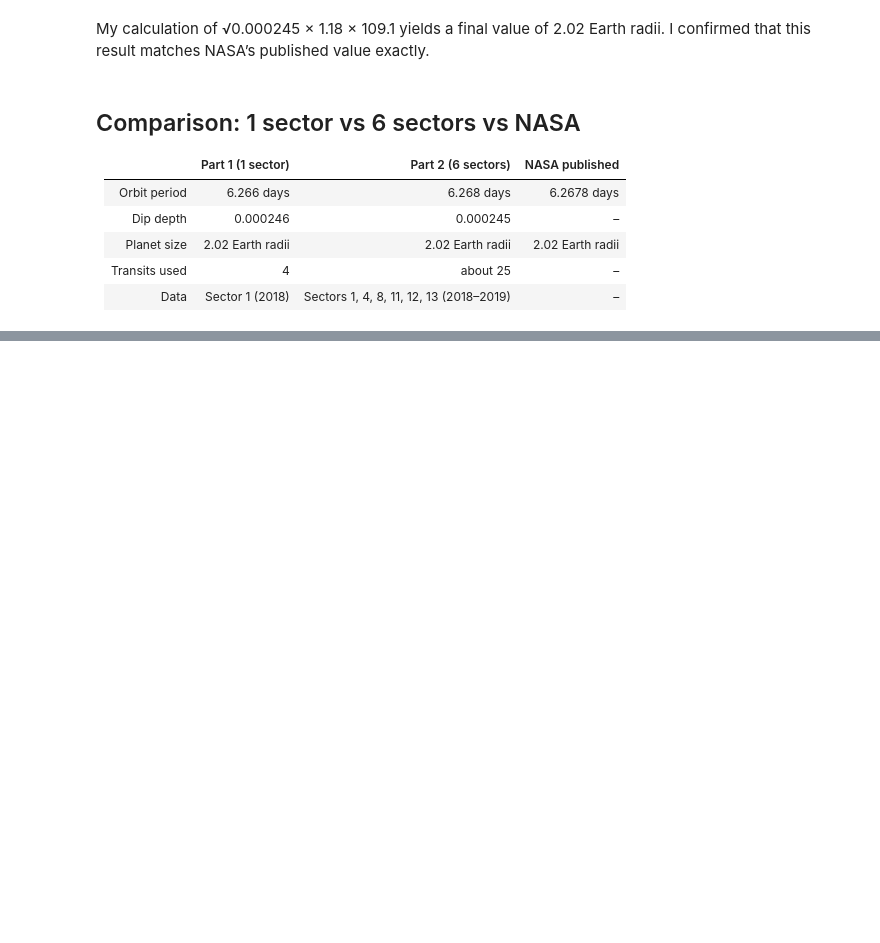
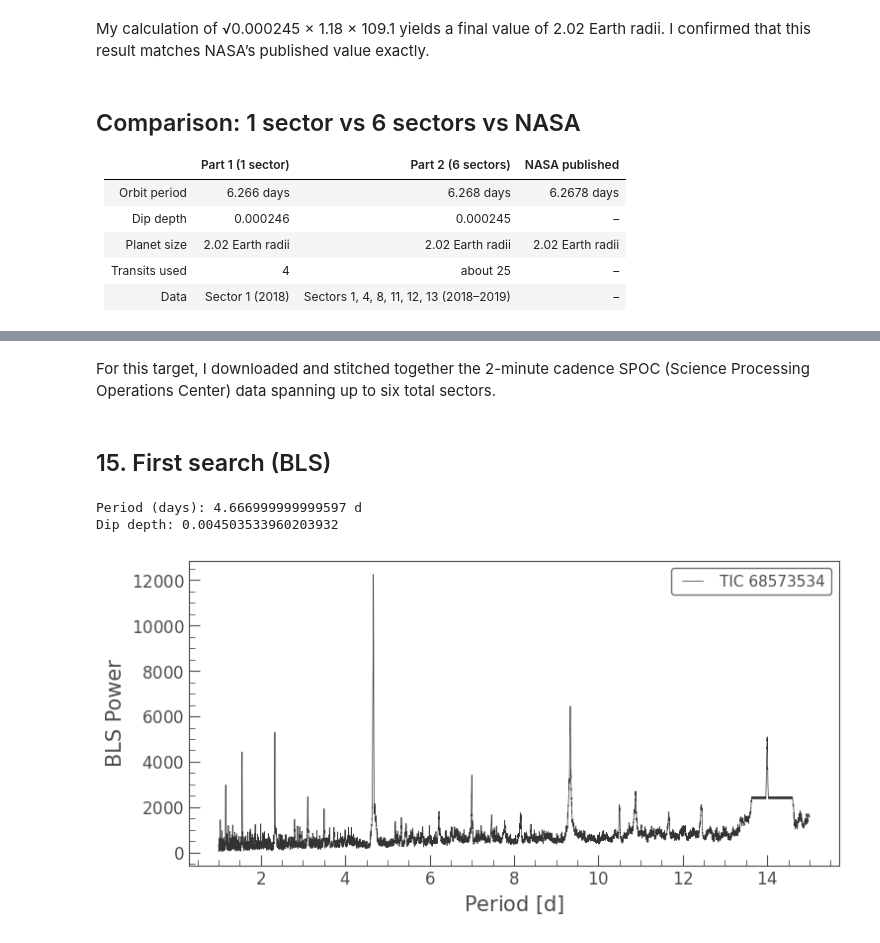
Before and after one commit to hariaksh-101/tess-exoplanet-hunt, a Jupyter notebook: 01_recovering_pi_mensae_c_with_TESS.ipynb, the cells around one changed output, grey strips where cells are left out. Saved outputs shown, nothing was run; the diff lists cells and outputs as text; code cells hidden in the pictures; blank space fills up the shorter version.

```diff
--- a/01_recovering_pi_mensae_c_with_TESS.ipynb
+++ b/01_recovering_pi_mensae_c_with_TESS.ipynb
@@ -189,0 +319,19 @@ My calculation of √0.000245 × 1.18 × 109.1 yields a final value of 2.02 Eart
+# %% [markdown]
+For this target, I downloaded and stitched together the 2-minute cadence SPOC (Science Processing Operations Center) data spanning up to six total sectors.
+# %% [markdown]
+## 15. First search (BLS)
+# %%
+flat_c = stitched_c.flatten(window_length=901)
+clean_c = flat_c.remove_outliers(sigma_upper=3, sigma_lower=float("inf"))
+binned_c = clean_c.bin(time_bin_size=10/1440).remove_nans()
+
+pg_c = binned_c.to_periodogram(method="bls",
+                               period=np.arange(1, 15, 0.0005),
+                               duration=[0.05, 0.08, 0.1, 0.15, 0.2])
+pg_c.plot()
+print("Period (days):", pg_c.period_at_max_power)
+print("Dip depth:", pg_c.depth_at_max_power)
+# %% [output]
+Period (days): 4.666999999999597 d
+Dip depth: 0.004503533960203932
+[figure, added]
```
Also changed, not shown: parts of 55 cells of this notebook.
